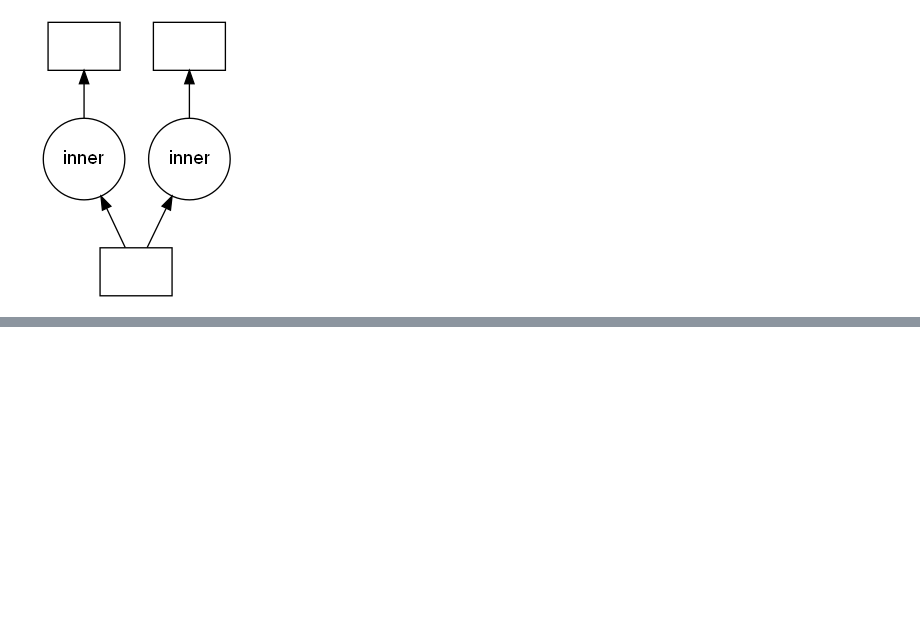
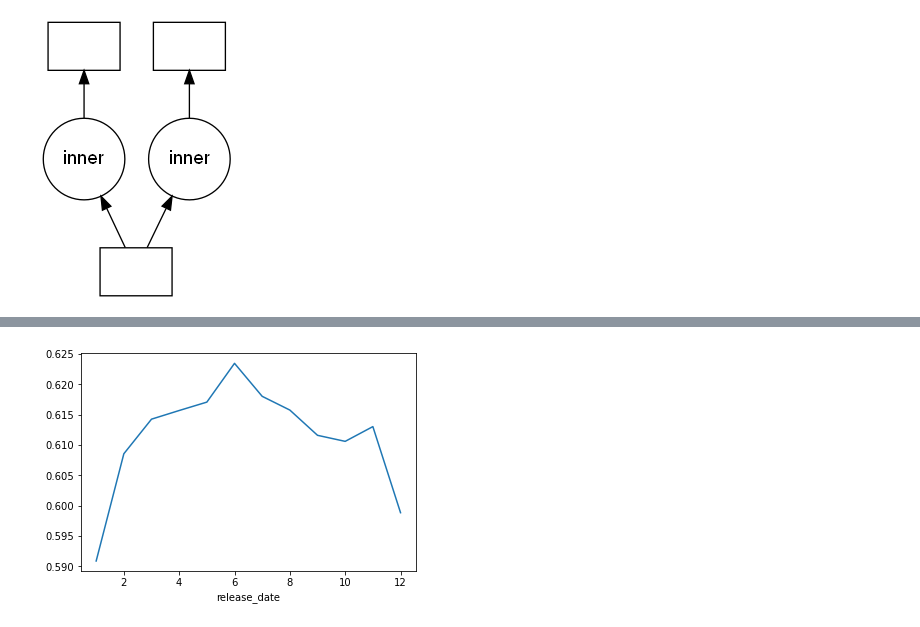
Before and after one commit to dissagaliyeva/python, a Jupyter notebook: dask_parallel_computing/basics.ipynb, the cells around one changed output, grey strips where cells are left out. Saved outputs shown, nothing was run; the diff lists cells and outputs as text; code cells hidden in the pictures; blank space fills up the shorter version.

```diff
--- a/dask_parallel_computing/basics.ipynb
+++ b/dask_parallel_computing/basics.ipynb
@@ -83,0 +159,11 @@ dask.visualize(month_1_fraction, month_2_fraction)
+# %%
+# Read the spotify_parquet folder
+df = dd.read_parquet('song_parquet')
+
+# Find the 10 most popular songs
+top_10_songs = df.nlargest(10, 'popularity')
+
+# Convert the delayed result to a pandas DataFrame
+top_10_songs_df = top_10_songs.compute()
+
+print(top_10_songs_df)
@@ -83,0 +188,17 @@ dask.visualize(month_1_fraction, month_2_fraction)
+# %%
+# Extract the months from the release_date column using its datetime accessor
+months = df['release_date'].dt.month
+
+# Group the danceabilities by month
+monthly_groupby = df['danceability'].groupby(months)
+
+# Find the mean danceability by month
+monthly_danceability = monthly_groupby.mean()
+
+# Compute the result
+monthly_danceability_result = monthly_danceability.compute()
+
+monthly_danceability_result.plot()
+plt.show()
+# %% [output]
+[figure, added]
```
Also changed, not shown: parts of 12 cells of this notebook, 18 other files.
